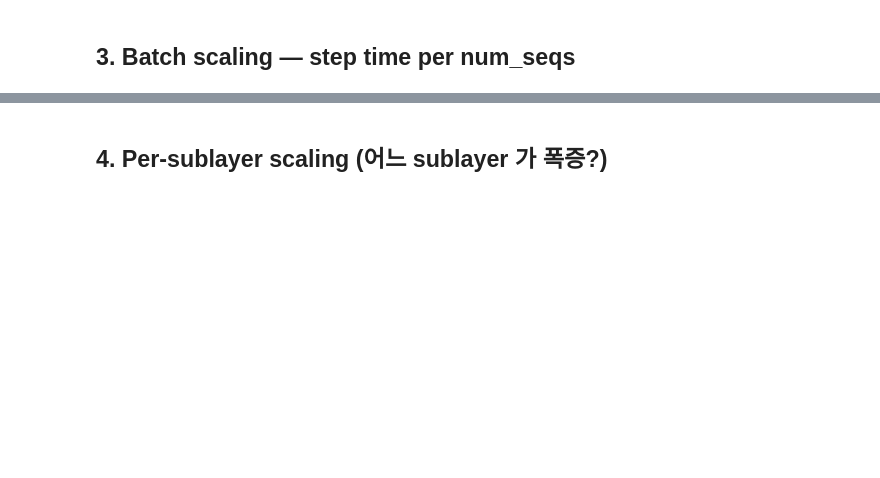
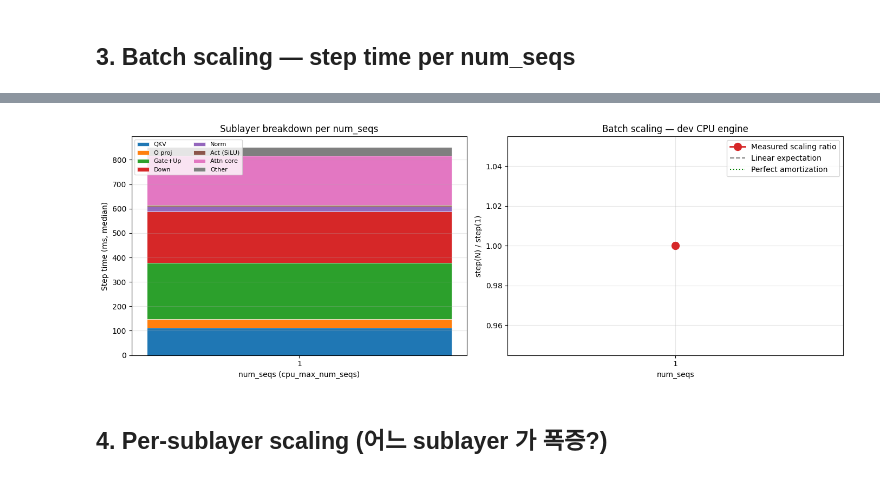
Before and after one commit to mystous/vllm_hybrid, a Jupyter notebook: measurement_results/H100x8/g0_02_strat_throughput_adaptive/analysis_g0.ipynb, the cells around one changed output, grey strips where cells are left out. Drawn from its saved outputs; the diff is of its cells as text; code cells hidden in the pictures; blank space fills up the shorter version.

```diff
--- a/measurement_results/H100x8/g0_02_strat_throughput_adaptive/analysis_g0.ipynb
+++ b/measurement_results/H100x8/g0_02_strat_throughput_adaptive/analysis_g0.ipynb
@@ -115,12 +208,17 @@ for s in SEQS:
 if not summary:
     print('⚠ No [HYBRID-CPU-PROFILE] markers found in any hybrid_server_run.log')
     print('  → sublayer analysis skipped. Bench (wall/TPOT) analysis still works.')
-    sdf = pd.DataFrame(columns=['seqs','samples','total_med']).set_index('seqs')
+    sdf = pd.DataFrame(columns=[
+        'seqs', 'samples', 'total_med', 'qkv_med', 'o_med',
+        'gate_up_med', 'down_med', 'norm_med', 'act_med',
+        'attn_core_med', 'other_med',
+        'scaling_ratio', 'linear_expected', 'scaling_efficiency'
+    ]).set_index('seqs')
 else:
     sdf = pd.DataFrame(summary).set_index('seqs')
-# batch_scaling_ratio = total(N) / total(1)
-base = sdf.loc[1, 'total_med'] if 1 in sdf.index else sdf.iloc[0]['total_med']
-sdf['scaling_ratio'] = sdf['total_med'] / base
-sdf['linear_expected'] = sdf.index.values / sdf.index[0]
-sdf['scaling_efficiency'] = sdf['linear_expected'] / sdf['scaling_ratio']
+    # batch_scaling_ratio = total(N) / total(1)
+    base = sdf.loc[1, 'total_med'] if 1 in sdf.index else sdf.iloc[0]['total_med']
+    sdf['scaling_ratio'] = sdf['total_med'] / base
+    sdf['linear_expected'] = sdf.index.values / sdf.index[0]
+    sdf['scaling_efficiency'] = sdf['linear_expected'] / sdf['scaling_ratio']
 sdf
@@ -127,49 +229,54 @@ sdf
 # %%
-# Plot 1: sublayer stacked bars (per num_seqs)
-fig, axes = plt.subplots(1, 2, figsize=(14, 5))
-
-ax = axes[0]
 cols = ['qkv_med', 'o_med', 'gate_up_med', 'down_med', 'norm_med',
         'act_med', 'attn_core_med', 'other_med']
 labels = ['QKV', 'O proj', 'Gate+Up', 'Down', 'Norm', 'Act (SiLU)',
           'Attn core', 'Other']
 colors = ['#1f77b4', '#ff7f0e', '#2ca02c', '#d62728', '#9467bd',
           '#8c564b', '#e377c2', '#7f7f7f']
 
-bottom = np.zeros(len(sdf))
-for c, label, color in zip(cols, labels, colors):
-    vals = sdf[c].values
-    ax.bar(sdf.index.astype(str), vals, bottom=bottom, label=label,
-           color=color, edgecolor='white', linewidth=0.5)
-    bottom += vals
-ax.set_xlabel('num_seqs (cpu_max_num_seqs)')
-ax.set_ylabel('Step time (ms, median)')
-ax.set_title('Sublayer breakdown per num_seqs')
-ax.legend(loc='upper left', fontsize=8, ncol=2)
-ax.grid(True, axis='y', alpha=0.3)
+if sdf.empty:
+    print('⚠ sdf 비어 있음 — sublayer / scaling plot 생략 (profile 데이터 없음)')
+else:
+    # Plot 1: sublayer stacked bars (per num_seqs)
+    fig, axes = plt.subplots(1, 2, figsize=(14, 5))
 
-# Plot 2: scaling ratio vs linear expectation
-ax = axes[1]
-seqs_arr = sdf.index.astype(float).values
-ax.plot(seqs_arr, sdf['scaling_ratio'].values, 'o-',
-        color='#d62728', linewidth=2, markersize=10,
-        label='Measured scaling ratio')
-ax.plot(seqs_arr, seqs_arr / seqs_arr[0], '--',
-        color='gray', linewidth=1.5, label='Linear expectation')
-ax.plot(seqs_arr, np.ones_like(seqs_arr), ':',
-        color='green', linewidth=1.5, label='Perfect amortization')
-ax.set_xscale('log', base=2)
-ax.set_xticks(seqs_arr)
-ax.set_xticklabels([str(int(s)) for s in seqs_arr])
-ax.set_xlabel('num_seqs')
-ax.set_ylabel('step(N) / step(1)')
-ax.set_title('Batch scaling — dev CPU engine')
-ax.legend()
-ax.grid(True, alpha=0.3)
-plt.tight_layout()
-plt.savefig(ROOT / 'analysis_summary.png',
-            dpi=130, bbox_inches='tight')
-plt.show()
+    ax = axes[0]
+    bottom = np.zeros(len(sdf))
+    for c, label, color in zip(cols, labels, colors):
+        vals = sdf[c].values.astype(float)
+        ax.bar(sdf.index.astype(str), vals, bottom=bottom, label=label,
+               color=color, edgecolor='white', linewidth=0.5)
+        bottom += vals
+    ax.set_xlabel('num_seqs (cpu_max_num_seqs)')
+    ax.set_ylabel('Step time (ms, median)')
+    ax.set_title('Sublayer breakdown per num_seqs')
+    ax.legend(loc='upper left', fontsize=8, ncol=2)
+    ax.grid(True, axis='y', alpha=0.3)
+
+    # Plot 2: scaling ratio vs linear expectation
+    ax = axes[1]
+    seqs_arr = sdf.index.astype(float).values
+    ax.plot(seqs_arr, sdf['scaling_ratio'].values, 'o-',
+            color='#d62728', linewidth=2, markersize=10,
+            label='Measured scaling ratio')
+    ax.plot(seqs_arr, seqs_arr / seqs_arr[0], '--',
+            color='gray', linewidth=1.5, label='Linear expectation')
+    ax.plot(seqs_arr, np.ones_like(seqs_arr), ':',
+            color='green', linewidth=1.5, label='Perfect amortization')
+    ax.set_xscale('log', base=2)
+    ax.set_xticks(seqs_arr)
+    ax.set_xticklabels([str(int(s)) for s in seqs_arr])
+    ax.set_xlabel('num_seqs')
+    ax.set_ylabel('step(N) / step(1)')
+    ax.set_title('Batch scaling — dev CPU engine')
+    ax.legend()
+    ax.grid(True, alpha=0.3)
+    plt.tight_layout()
+    plt.savefig(ROOT / 'analysis_summary.png',
+                dpi=130, bbox_inches='tight')
+    plt.show()
+# %% [output]
+[figure, added]
 # %% [markdown]
 ## 4. Per-sublayer scaling (어느 sublayer 가 폭증?)
 # %%
```
Also changed, not shown: parts of 19 cells of this notebook, 4 other files.
